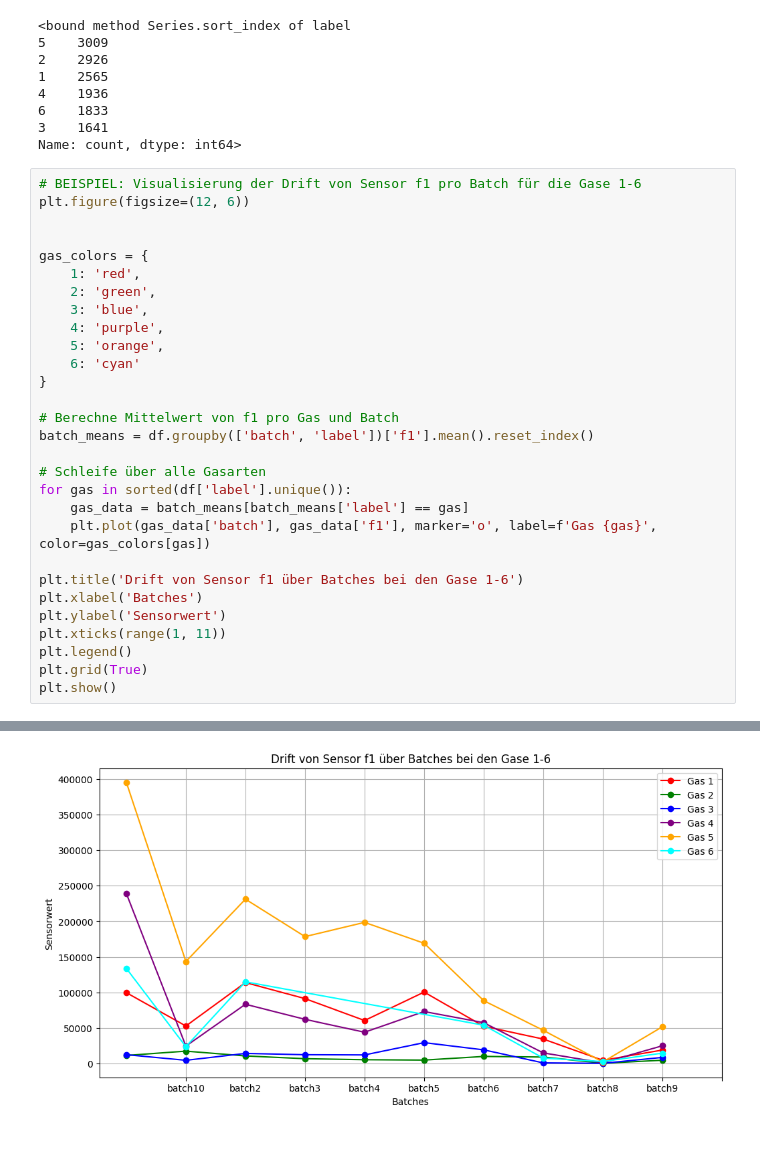
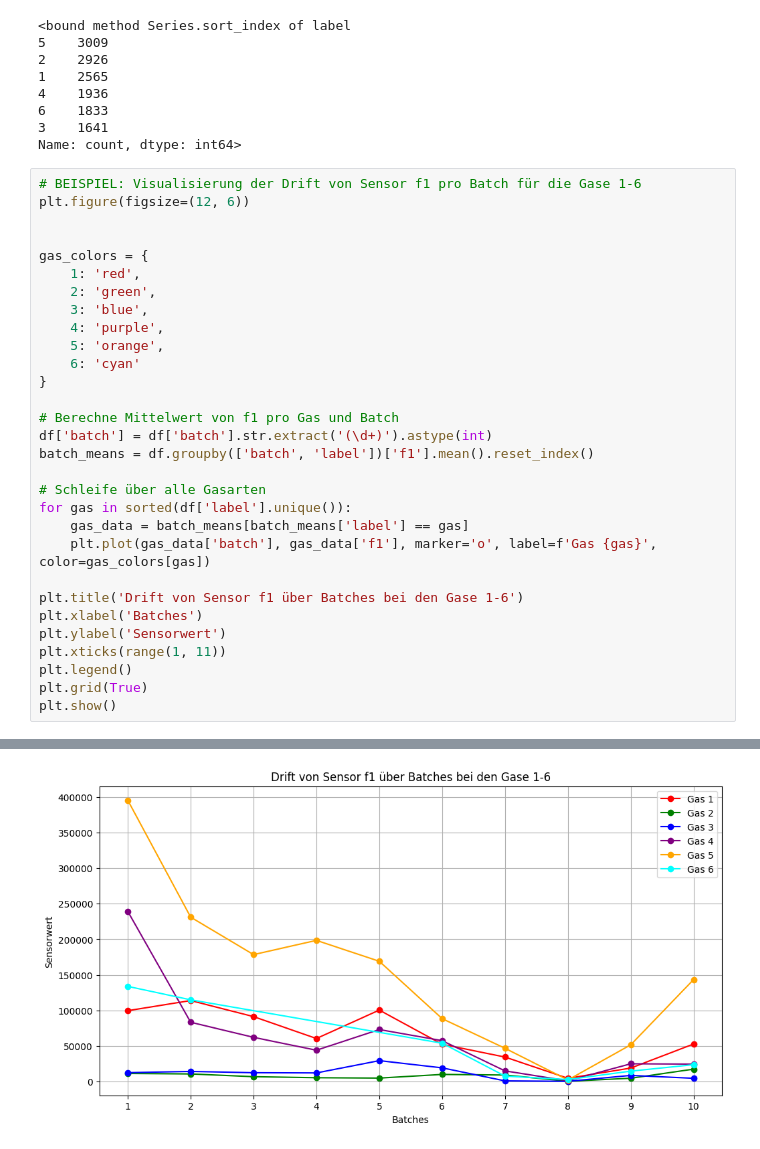
Before and after one commit to VolliBinJackson/gas-sensor-classification, a Jupyter notebook: eda.ipynb, the cells around one changed output, grey strips where cells are left out. Cells and saved outputs as stored; diff of their text form.

Commit message:
Fixed x axis of plot

```diff
--- a/eda.ipynb
+++ b/eda.ipynb
@@ -155,6 +155,7 @@ gas_colors = {
 }
 
 # Berechne Mittelwert von f1 pro Gas und Batch
+df['batch'] = df['batch'].str.extract('(\d+)').astype(int)
 batch_means = df.groupby(['batch', 'label'])['f1'].mean().reset_index()
 
 # Schleife über alle Gasarten
@@ -190 +174 @@ plt.show()
-[figure, old version]
+[figure, new version]
```
Also changed, not shown: parts of 1 cell of this notebook.
